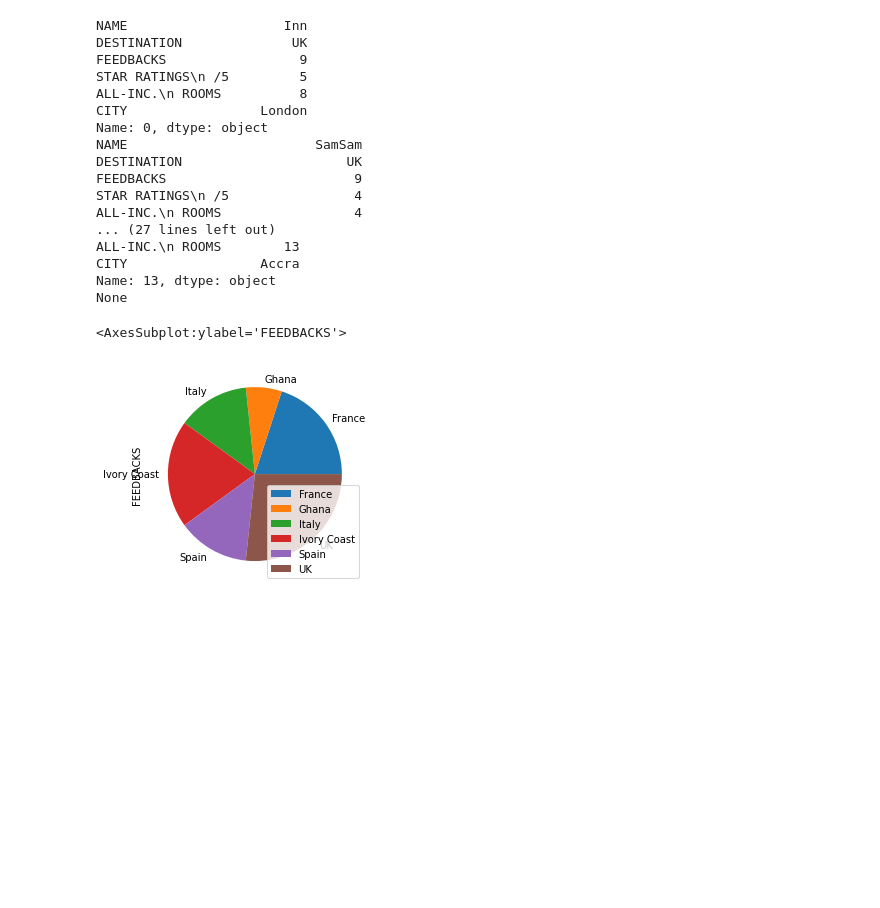
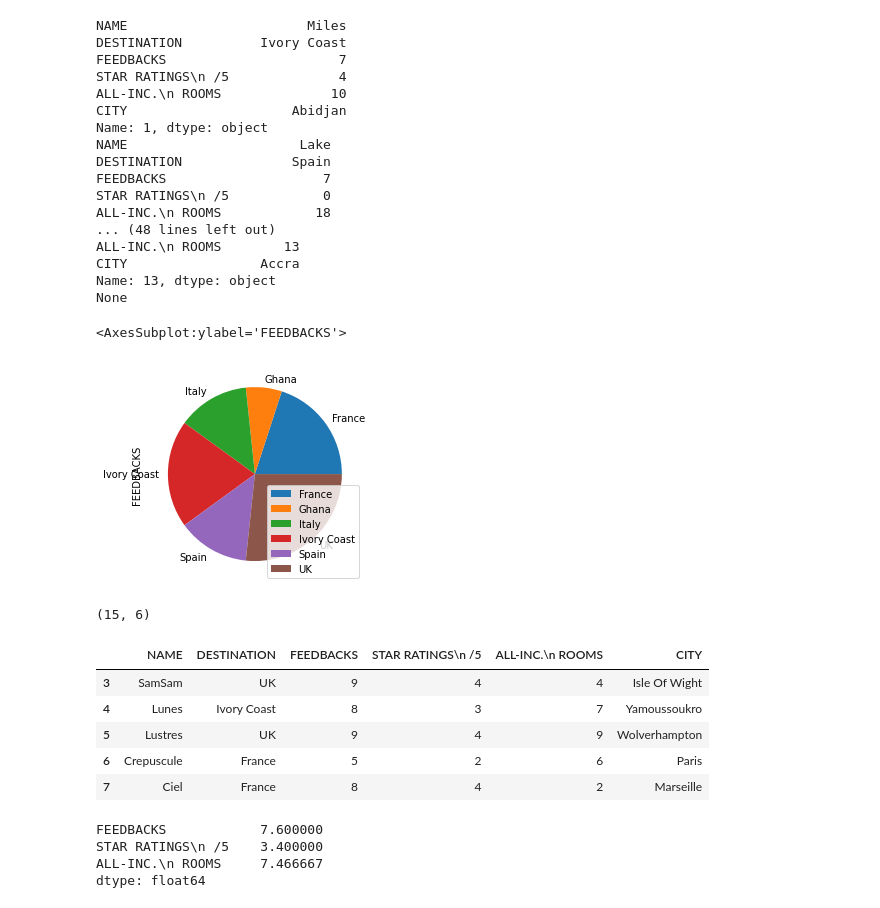
Before and after one commit to Francky-star/Francky-Coding, a Jupyter notebook: Week 3 HL/HLTW3Francky4.ipynb, the cells around one changed output. Cells and saved outputs as stored; diff of their text form; code cells hidden in the pictures; blank space fills up the shorter version.

```diff
--- a/Week 3 HL/HLTW3Francky4.ipynb
+++ b/Week 3 HL/HLTW3Francky4.ipynb
@@ -9,35 +9,46 @@ my_file = {'NAME': ['Inn', 'Miles', 'Bal', 'SamSam', 'Lunes', 'Lustres', 'Crepus
 frame = pd.DataFrame(my_file)
 df = frame
 df.to_csv('Holiday Destinations.csv')
-
-# Filter the data by score above 8
-print(df.iloc[0]), print(df.iloc[3]), print(df.iloc[5]), print(df.iloc[8]), print(df.iloc[10]), print(df.iloc[13])
-
-# Filter the data by score below 2
-print('None')
-
-# Correlation
-df.corr()
-
-# Chart
-df.groupby('DESTINATION').count().plot.pie(y='FEEDBACKS')
 # %% [output]
-NAME                    Inn
-DESTINATION              UK
-FEEDBACKS                 9
-STAR RATINGS\n /5         5
-ALL-INC.\n ROOMS          8
-CITY                 London
-Name: 0, dtype: object
-NAME                        SamSam
-DESTINATION                     UK
-FEEDBACKS                        9
-STAR RATINGS\n /5                4
-ALL-INC.\n ROOMS                 4
-... (27 lines left out)
+NAME                       Miles
+DESTINATION          Ivory Coast
+FEEDBACKS                      7
+STAR RATINGS\n /5              4
+ALL-INC.\n ROOMS              10
+CITY                     Abidjan
+Name: 1, dtype: object
+NAME                      Lake
+DESTINATION              Spain
+FEEDBACKS                    7
+STAR RATINGS\n /5            0
+ALL-INC.\n ROOMS            18
+... (48 lines left out)
 ALL-INC.\n ROOMS        13
 CITY                 Accra
 Name: 13, dtype: object
 None
 <AxesSubplot:ylabel='FEEDBACKS'>
 [figure]
+# %%
+# Rows and Columns
+df.shape
+# %% [output]
+(15, 6)
+# %%
+# Row 3-8
+df.iloc[3:8]
+# %% [output]
+|  | NAME | DESTINATION | FEEDBACKS | STAR RATINGS\n /5 | ALL-INC.\n ROOMS | CITY |
+| 3 | SamSam | UK | 9 | 4 | 4 | Isle Of Wight |
+| 4 | Lunes | Ivory Coast | 8 | 3 | 7 | Yamoussoukro |
+| 5 | Lustres | UK | 9 | 4 | 9 | Wolverhampton |
+| 6 | Crepuscule | France | 5 | 2 | 6 | Paris |
+| 7 | Ciel | France | 8 | 4 | 2 | Marseille |
+# %%
+# Mean number of all inclusive hotels
+df.mean()
+# %% [output]
+FEEDBACKS            7.600000
+STAR RATINGS\n /5    3.400000
+ALL-INC.\n ROOMS     7.466667
+dtype: float64
```
Also changed, not shown: parts of 7 cells of this notebook.
